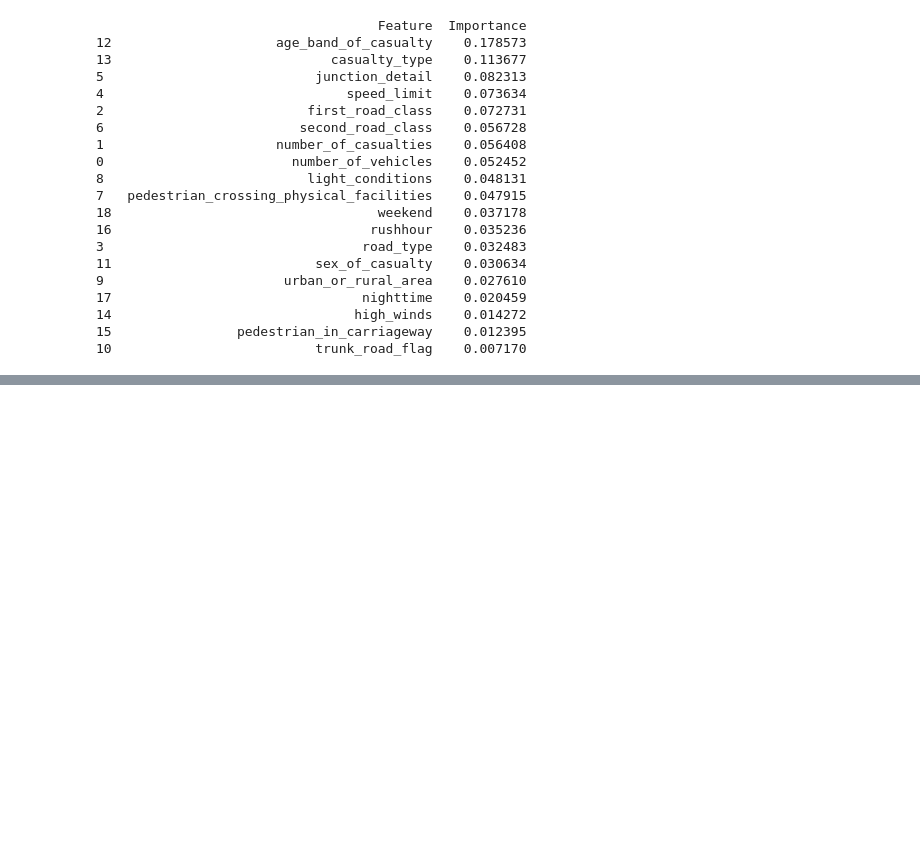
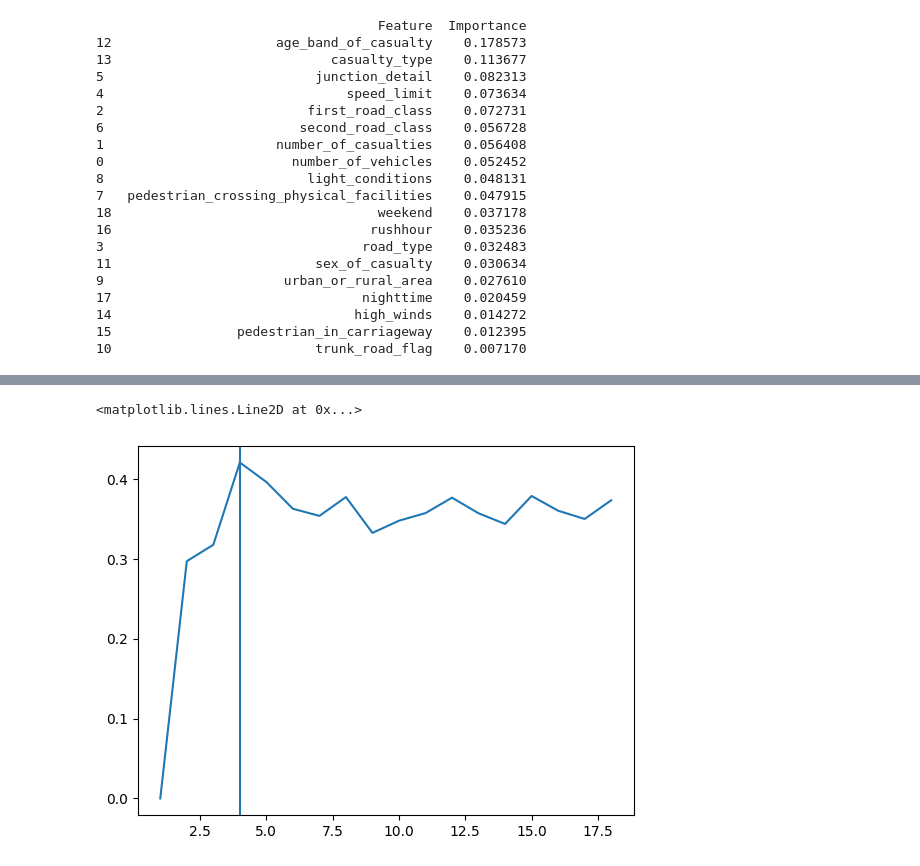
Before and after one commit to EJCassella/STATS19_severity_prediction, a Jupyter notebook: 11 - Hyperparameter tuning and testing.ipynb, the cells around one changed output, grey strips where cells are left out. Cells and saved outputs as stored; diff of their text form; code cells hidden in the pictures; blank space fills up the shorter version.

```diff
--- a/11 - Hyperparameter tuning and testing.ipynb
+++ b/11 - Hyperparameter tuning and testing.ipynb
@@ -253,3 +256,16 @@ print(feature_importance_df)
 14                               high_winds    0.014272
 15                pedestrian_in_carriageway    0.012395
 10                          trunk_road_flag    0.007170
+# %%
+f1_list = []
+
+for n in range(1, X_train.shape[1]):
+  top_n_feats = list(feature_importance_df.Feature[:n])
+  print(top_n_feats,'\n')
+  X_train_reduced = X_train[top_n_feats]
+  X_test_reduced = X_test[top_n_feats]
+  clf = pipeline.fit(X_train_reduced, y_train)
+  y_pred = clf.predict(X_test_reduced)
+  # Test accuracy
+  f1 = f1_score(y_test, y_pred)
+  f1_list.append(f1)
@@ -255,0 +290,7 @@ print(feature_importance_df)
+# %%
+n = np.arange(1, X_train.shape[1])
+plt.plot(n, f1_list)
+plt.axvline(4)
+# %% [output]
+<matplotlib.lines.Line2D at 0x...>
+[figure, added]
```
Also changed, not shown: parts of 9 cells of this notebook, 1 other file.
